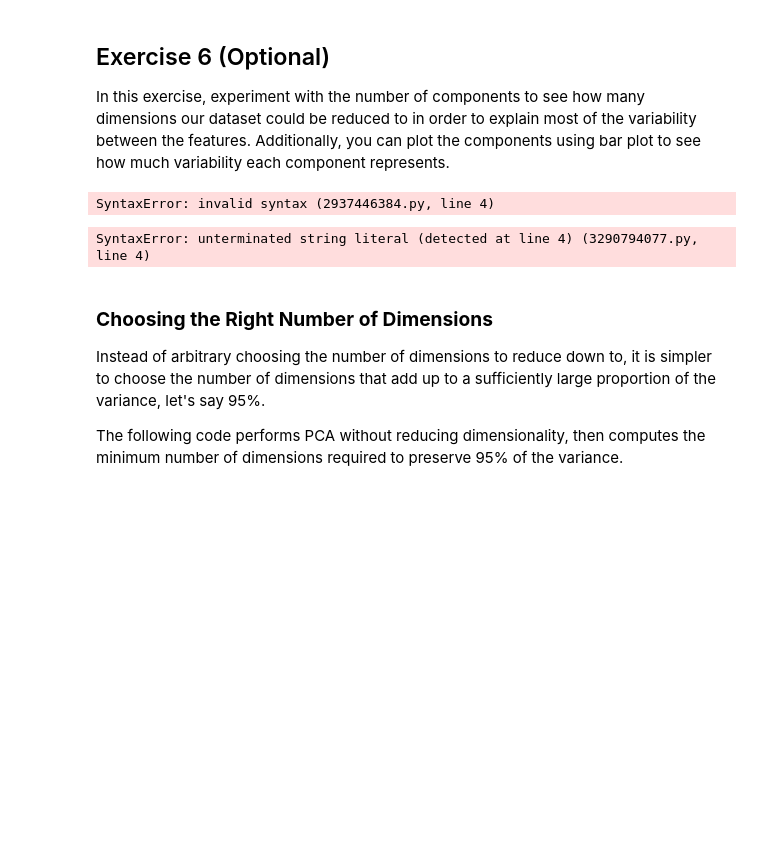
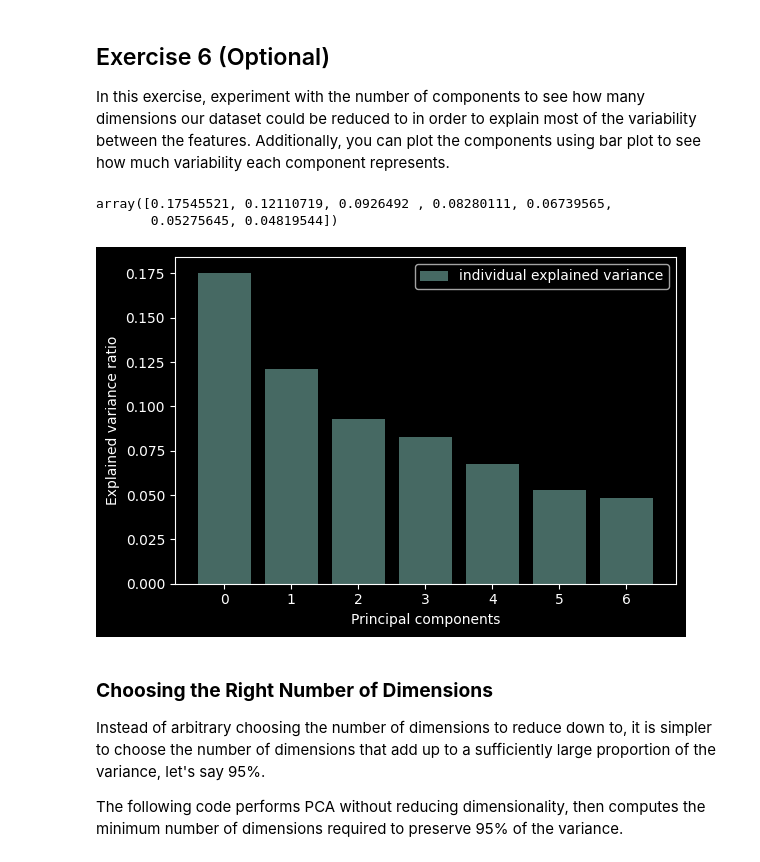
Before and after one commit to farwaharoon195/Netsol, a Jupyter notebook: Feature_Engineering_Lab.ipynb, the cells around one changed output. Drawn from its saved outputs; the diff is of its cells as text; code cells hidden in the pictures; blank space fills up the shorter version.

```diff
--- a/Feature_Engineering_Lab.ipynb
+++ b/Feature_Engineering_Lab.ipynb
@@ -491,26 +512,36 @@ The first component constitutes 17.54% of the variance and second component cons
 
 In this exercise, experiment with the number of components to see how many dimensions our dataset could be reduced to in order to explain most of the variability between the features. Additionally, you can plot the components using bar plot to see how much variability each component represents.
 # %%
-# Enter your code and run the cell
-pca = PCA(n_components = 7)
+from sklearn.decomposition import PCA
+
+pca = PCA(n_components=7)
+
 pca.fit_transform(x)
-explained_variance=pca.explained_variance_ratio_ explained_variance
+
+explained_variance = pca.explained_variance_ratio_
+
+explained_variance
 # %% [output]
-SyntaxError: invalid syntax (2937446384.py, line 4)
+array([0.17545521, 0.12110719, 0.0926492 , 0.08280111, 0.06739565,
+       0.05275645, 0.04819544])
 # %%
-# Enter your code and run the cell
+import matplotlib.pyplot as plt
+
 with plt.style.context('dark_background'):
 
-'plt.figure(figsize=(6, 4))
+    plt.figure(figsize=(6, 4))
 
-plt.bar(range(7), explained_variance, alpha=0.5, align='center',
-label='individual explained variance')
-plt.ylabel('Explained variance ratio')
-plt.xlabel('Principal components')
-plt.legend(loc='best')
-plt.tight_layout() '
+    plt.bar(range(7), explained_variance, alpha=0.5, align='center',
+            label='individual explained variance')
+
+    plt.ylabel('Explained variance ratio')
+    plt.xlabel('Principal components')
+    plt.legend(loc='best')
+    plt.tight_layout()
+
+    plt.show()
 # %% [output]
-SyntaxError: unterminated string literal (detected at line 4) (3290794077.py, line 4)
+[figure, added]
 # %% [markdown]
 ### **Choosing the Right Number of Dimensions**
 
```
Also changed, not shown: parts of 2 cells of this notebook.
